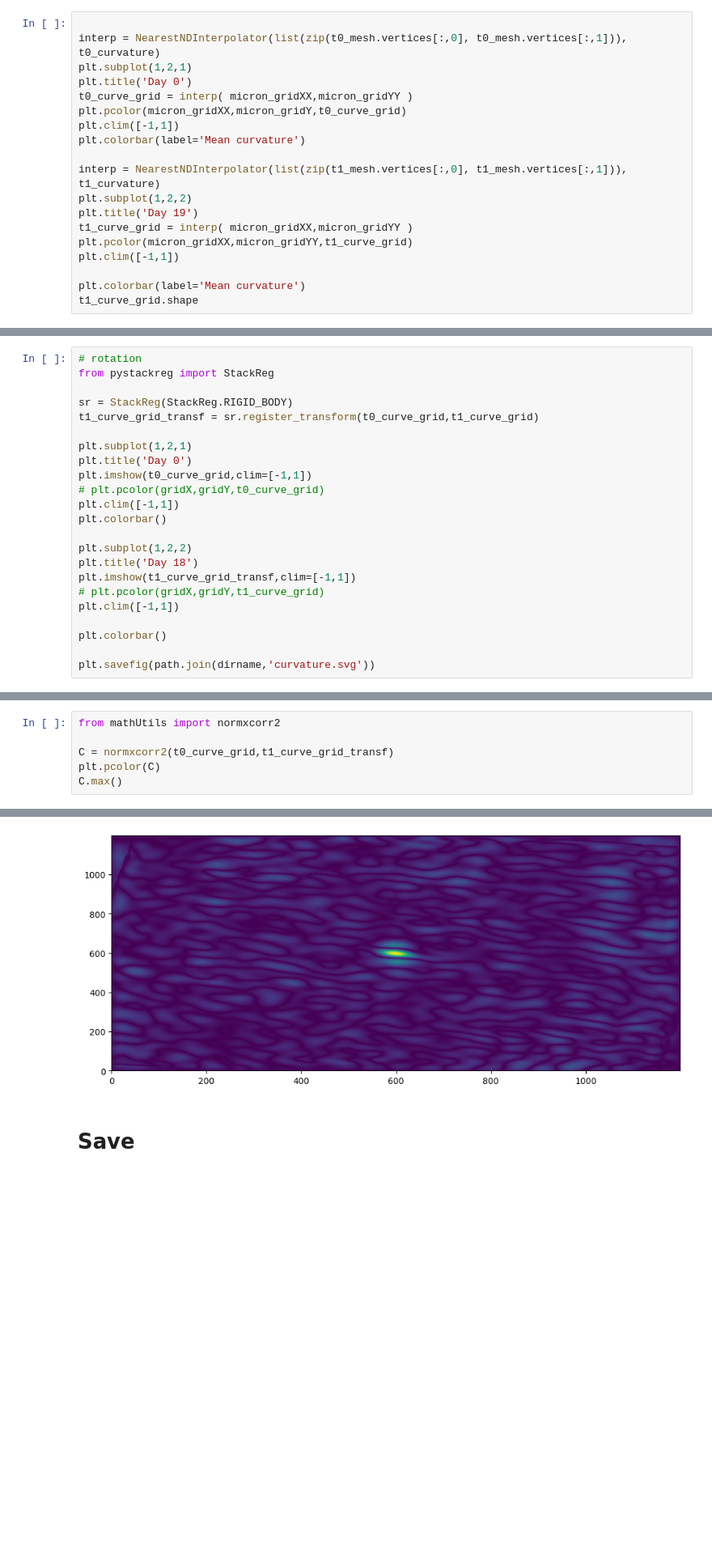
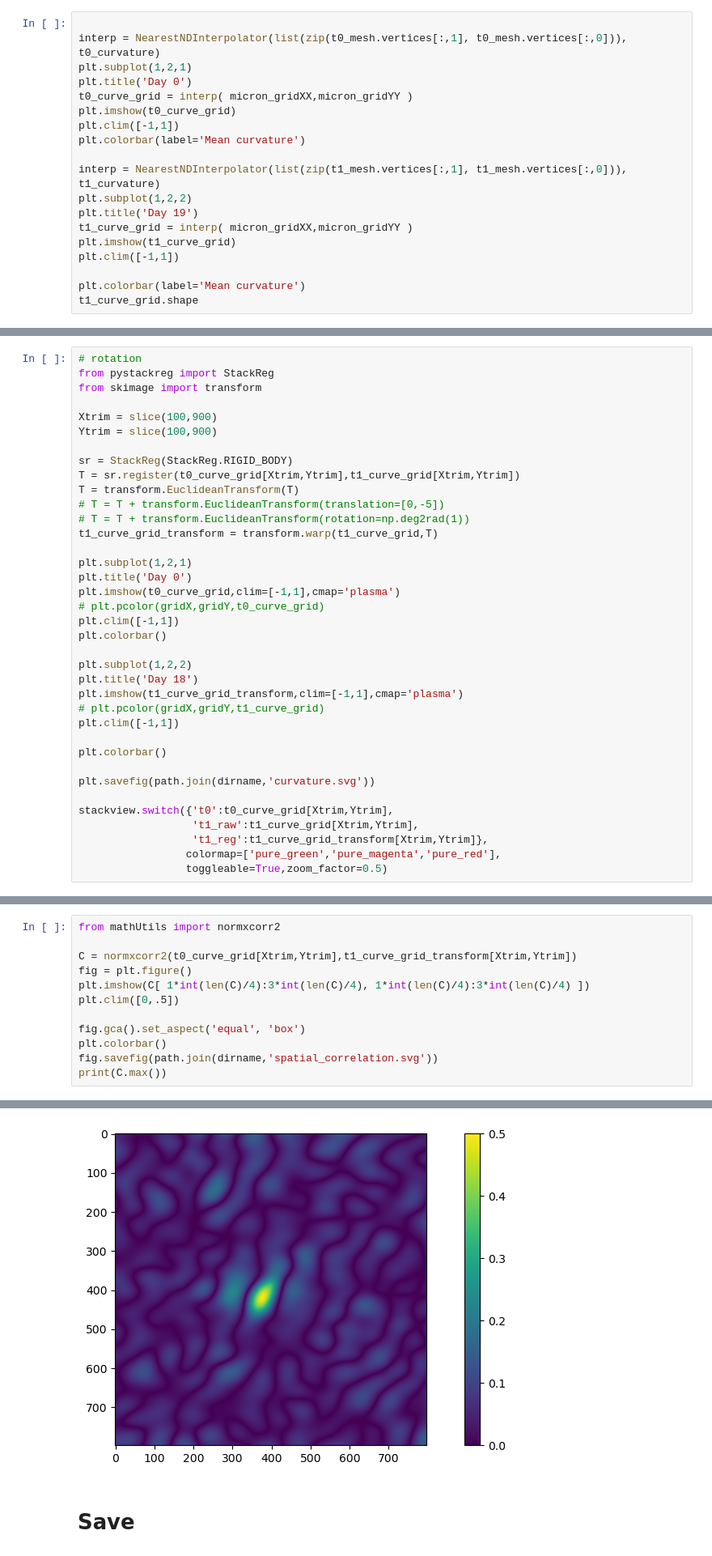
Before and after one commit to xies/mouse_skin_size_control, a Jupyter notebook: assemble_movie_notebooks/calculate_tissue_curvature.ipynb, the cells around one changed output, grey strips where cells are left out. Shown at 81% size. Cells and saved outputs as stored; diff of their text form; blank space fills up the shorter version.

```diff
--- a/assemble_movie_notebooks/calculate_tissue_curvature.ipynb
+++ b/assemble_movie_notebooks/calculate_tissue_curvature.ipynb
@@ -95,18 +107,18 @@ Ngrid
 # %%
 
-interp = NearestNDInterpolator(list(zip(t0_mesh.vertices[:,0], t0_mesh.vertices[:,1])), t0_curvature)
+interp = NearestNDInterpolator(list(zip(t0_mesh.vertices[:,1], t0_mesh.vertices[:,0])), t0_curvature)
 plt.subplot(1,2,1)
 plt.title('Day 0')
 t0_curve_grid = interp( micron_gridXX,micron_gridYY )
-plt.pcolor(micron_gridXX,micron_gridY,t0_curve_grid)
+plt.imshow(t0_curve_grid)
 plt.clim([-1,1])
 plt.colorbar(label='Mean curvature')
 
-interp = NearestNDInterpolator(list(zip(t1_mesh.vertices[:,0], t1_mesh.vertices[:,1])), t1_curvature)
+interp = NearestNDInterpolator(list(zip(t1_mesh.vertices[:,1], t1_mesh.vertices[:,0])), t1_curvature)
 plt.subplot(1,2,2)
 plt.title('Day 19')
 t1_curve_grid = interp( micron_gridXX,micron_gridYY )
-plt.pcolor(micron_gridXX,micron_gridYY,t1_curve_grid)
+plt.imshow(t1_curve_grid)
 plt.clim([-1,1])
 
 plt.colorbar(label='Mean curvature')
@@ -136,24 +152,38 @@ t0_curve_grid.shape
 # %%
 # rotation
 from pystackreg import StackReg
+from skimage import transform
+
+Xtrim = slice(100,900)
+Ytrim = slice(100,900)
 
 sr = StackReg(StackReg.RIGID_BODY)
-t1_curve_grid_transf = sr.register_transform(t0_curve_grid,t1_curve_grid)
+T = sr.register(t0_curve_grid[Xtrim,Ytrim],t1_curve_grid[Xtrim,Ytrim])
+T = transform.EuclideanTransform(T)
+# T = T + transform.EuclideanTransform(translation=[0,-5])
+# T = T + transform.EuclideanTransform(rotation=np.deg2rad(1))
+t1_curve_grid_transform = transform.warp(t1_curve_grid,T)
 
 plt.subplot(1,2,1)
 plt.title('Day 0')
-plt.imshow(t0_curve_grid,clim=[-1,1])
+plt.imshow(t0_curve_grid,clim=[-1,1],cmap='plasma')
 # plt.pcolor(gridX,gridY,t0_curve_grid)
 plt.clim([-1,1])
 plt.colorbar()
 
 plt.subplot(1,2,2)
 plt.title('Day 18')
-plt.imshow(t1_curve_grid_transf,clim=[-1,1])
+plt.imshow(t1_curve_grid_transform,clim=[-1,1],cmap='plasma')
 # plt.pcolor(gridX,gridY,t1_curve_grid)
 plt.clim([-1,1])
 
 plt.colorbar()
 
 plt.savefig(path.join(dirname,'curvature.svg'))
+
+stackview.switch({'t0':t0_curve_grid[Xtrim,Ytrim],
+                  't1_raw':t1_curve_grid[Xtrim,Ytrim],
+                  't1_reg':t1_curve_grid_transform[Xtrim,Ytrim]},
+                 colormap=['pure_green','pure_magenta','pure_red'],
+                 toggleable=True,zoom_factor=0.5)
 # %% [output]
@@ -161,7 +196,13 @@ plt.savefig(path.join(dirname,'curvature.svg'))
 # %%
 from mathUtils import normxcorr2
 
-C = normxcorr2(t0_curve_grid,t1_curve_grid_transf)
-plt.pcolor(C)
-C.max()
+C = normxcorr2(t0_curve_grid[Xtrim,Ytrim],t1_curve_grid_transform[Xtrim,Ytrim])
+fig = plt.figure()
+plt.imshow(C[ 1*int(len(C)/4):3*int(len(C)/4), 1*int(len(C)/4):3*int(len(C)/4) ])
+plt.clim([0,.5])
+
+fig.gca().set_aspect('equal', 'box')
+plt.colorbar()
+fig.savefig(path.join(dirname,'spatial_correlation.svg'))
+print(C.max())
 # %% [output]
@@ -169,4 +210,4 @@ np.float64(0.6035761899139911)
-[figure, old version]
+[figure, new version]
 # %% [markdown]
 # Save
 # %%
```
Also changed, not shown: parts of 14 cells of this notebook, 33 other files.
